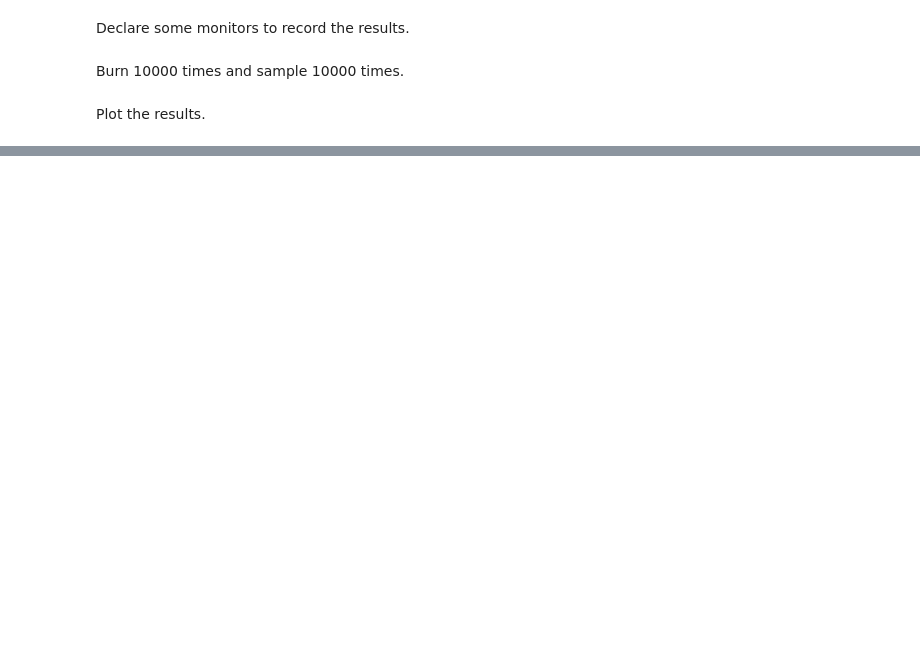
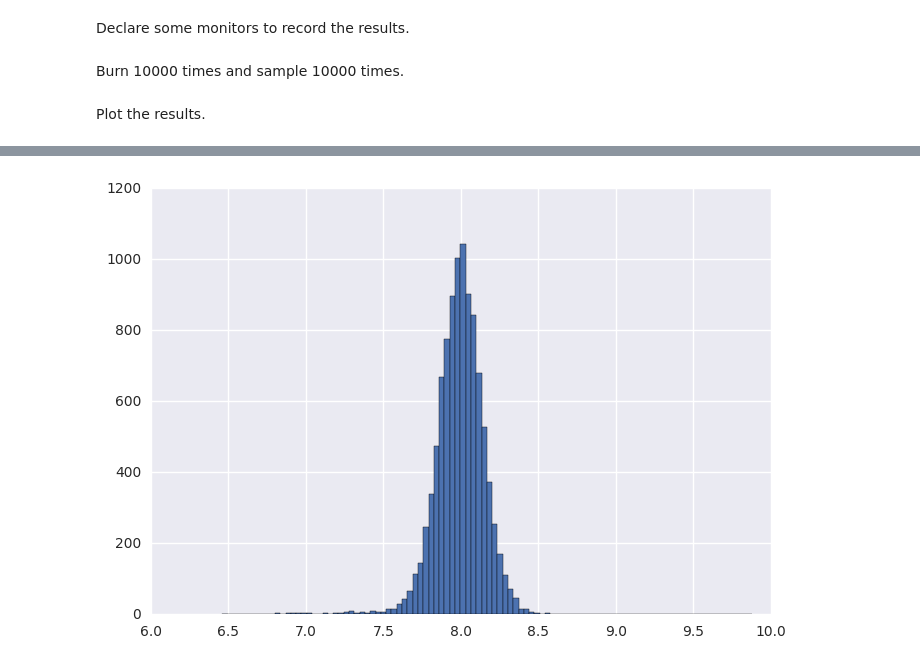
Before and after one commit to astrojhgu/mcupy, a Jupyter notebook: example/bimodal/bimodal.ipynb, the cells around one changed output, grey strips where cells are left out. Saved outputs shown, nothing was run; the diff lists cells and outputs as text; code cells hidden in the pictures; blank space fills up the shorter version.

```diff
--- a/example/bimodal/bimodal.ipynb
+++ b/example/bimodal/bimodal.ipynb
@@ -71,3 +79,5 @@ pylab.hist(results[:,1],bins=100)
 # %%
-pylab.hist(results[:,2],bins=100)
+dummy=pylab.hist(results[:,2],bins=100)
+# %% [output]
+[figure, added]
 # %%
```
Also changed, not shown: parts of 8 cells of this notebook, 14 other files.
